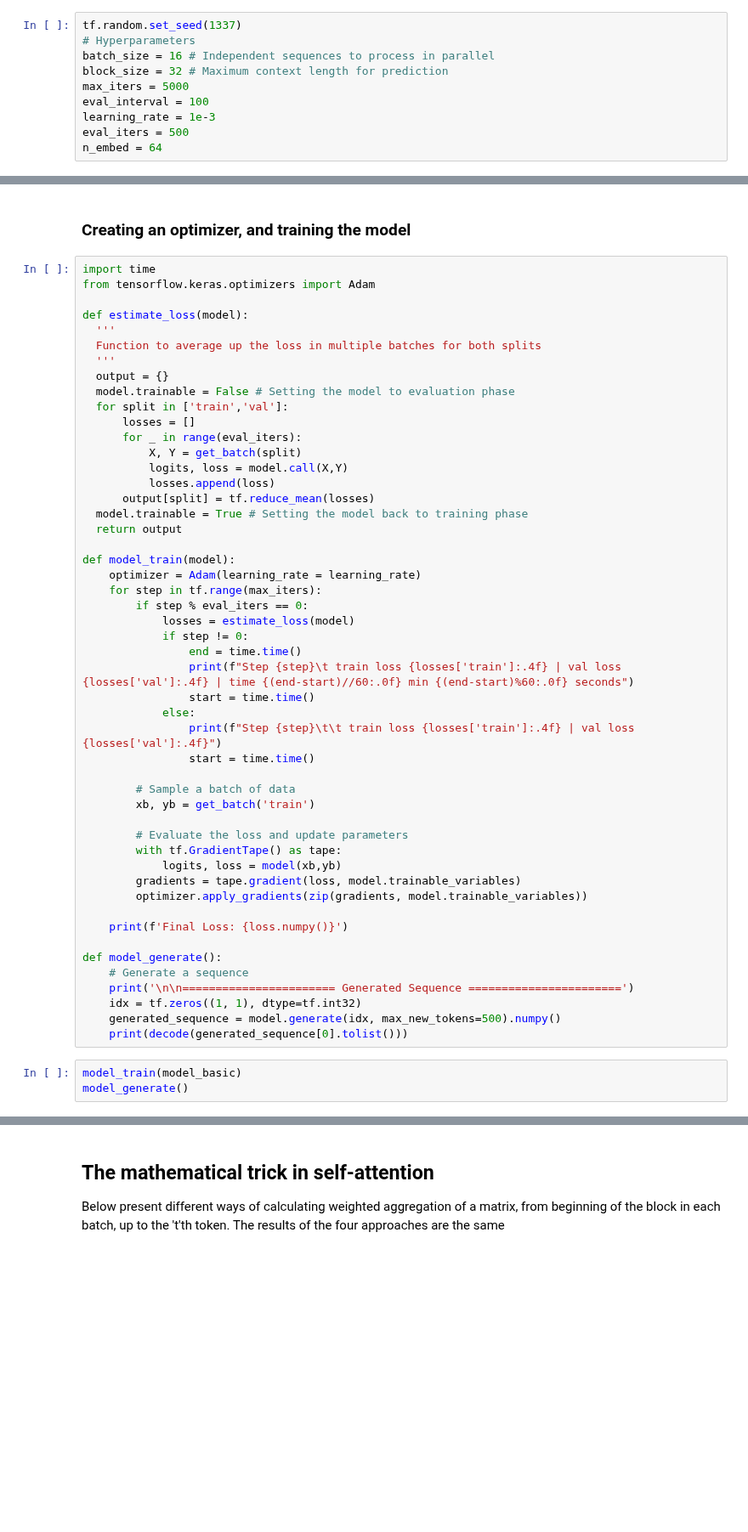
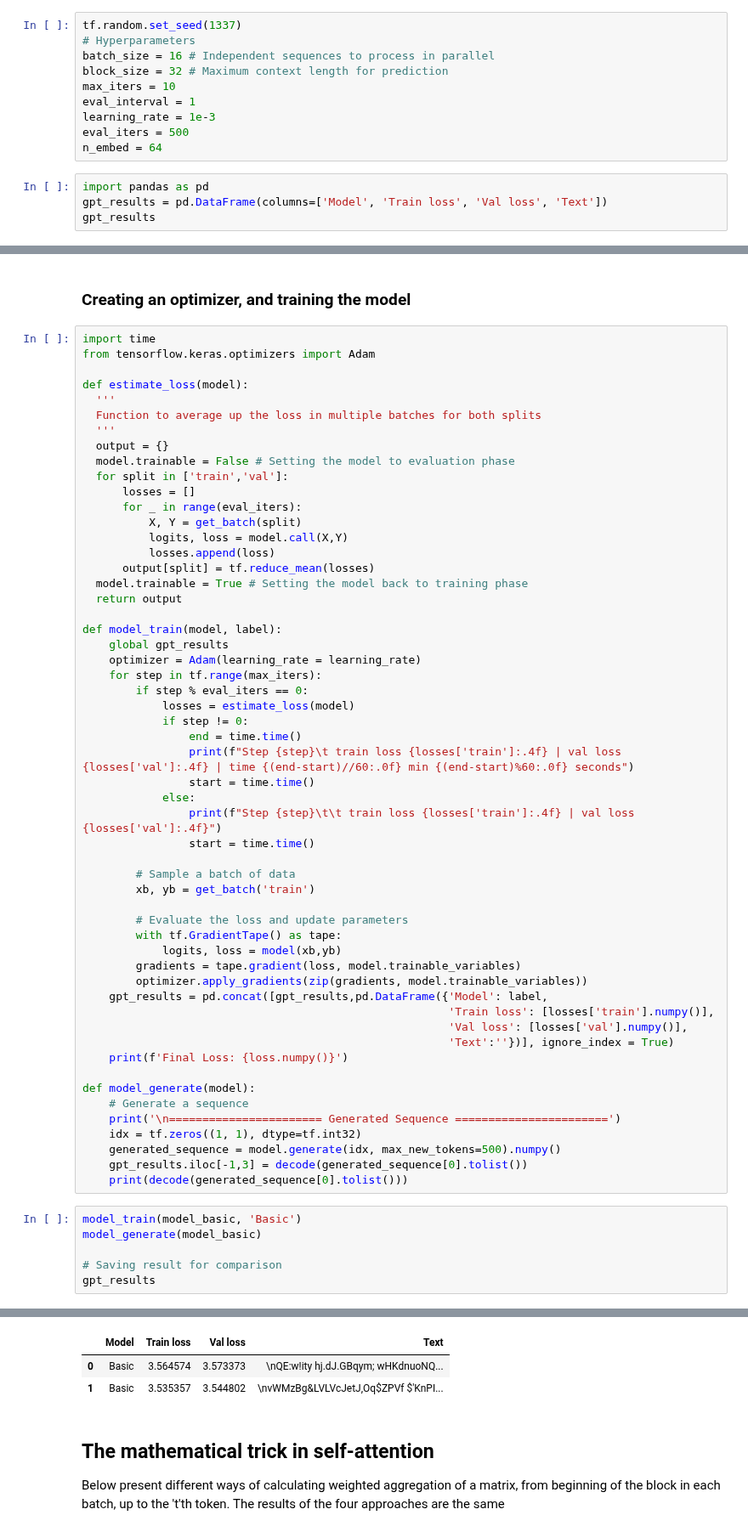
Before and after one commit to kwonowk/GPT-from-scratch, a Jupyter notebook: gpt_from_scratch.ipynb, the cells around one changed output, grey strips where cells are left out. Shown at 85% size. Drawn from its saved outputs; the diff is of its cells as text; blank space fills up the shorter version.

Commit message:
Created functions to avoid repeating training and generating part of the model

```diff
--- a/gpt_from_scratch.ipynb
+++ b/gpt_from_scratch.ipynb
@@ -161,8 +161,12 @@ tf.random.set_seed(1337)
 # Hyperparameters
 batch_size = 16 # Independent sequences to process in parallel
 block_size = 32 # Maximum context length for prediction
-max_iters = 5000
-eval_interval = 100
+max_iters = 10
+eval_interval = 1
 learning_rate = 1e-3
 eval_iters = 500
 n_embed = 64
+# %%
+import pandas as pd
+gpt_results = pd.DataFrame(columns=['Model', 'Train loss', 'Val loss', 'Text'])
+gpt_results
@@ -249,7 +256,8 @@ def estimate_loss(model):
   model.trainable = True # Setting the model back to training phase
   return output
 
-def model_train(model):
+def model_train(model, label):
+    global gpt_results
     optimizer = Adam(learning_rate = learning_rate)
     for step in tf.range(max_iters):
         if step % eval_iters == 0:
@@ -270,16 +278,23 @@ def model_train(model):
             logits, loss = model(xb,yb)
         gradients = tape.gradient(loss, model.trainable_variables)
         optimizer.apply_gradients(zip(gradients, model.trainable_variables))
-
+    gpt_results = pd.concat([gpt_results,pd.DataFrame({'Model': label,
+                                                       'Train loss': [losses['train'].numpy()],
+                                                       'Val loss': [losses['val'].numpy()],
+                                                       'Text':''})], ignore_index = True)
     print(f'Final Loss: {loss.numpy()}')
 
-def model_generate():
+def model_generate(model):
     # Generate a sequence
-    print('\n\n======================= Generated Sequence =======================')
+    print('\n======================= Generated Sequence =======================')
     idx = tf.zeros((1, 1), dtype=tf.int32)
     generated_sequence = model.generate(idx, max_new_tokens=500).numpy()
+    gpt_results.iloc[-1,3] = decode(generated_sequence[0].tolist())
     print(decode(generated_sequence[0].tolist()))
 # %%
-model_train(model_basic)
-model_generate()
+model_train(model_basic, 'Basic')
+model_generate(model_basic)
+
+# Saving result for comparison
+gpt_results
 # %% [output]
@@ -289,3 +314,6 @@ KeyboardInterrupt:
+|  | Model | Train loss | Val loss | Text |
+| 0 | Basic | 3.564574 | 3.573373 | \nQE:w!ity hj.dJ.GBqym; wHKdnuoNQ... |
+| 1 | Basic | 3.535357 | 3.544802 | \nvWMzBg&LVLVcJetJ,Oq$ZPVf $'KnPI... |
 # %% [markdown]
 ## The mathematical trick in self-attention
 Below present different ways of calculating weighted aggregation of a matrix, from beginning of the block in each batch, up to the 't'th token. The results of the four approaches are the same
```
Also changed, not shown: parts of 3 cells of this notebook.
